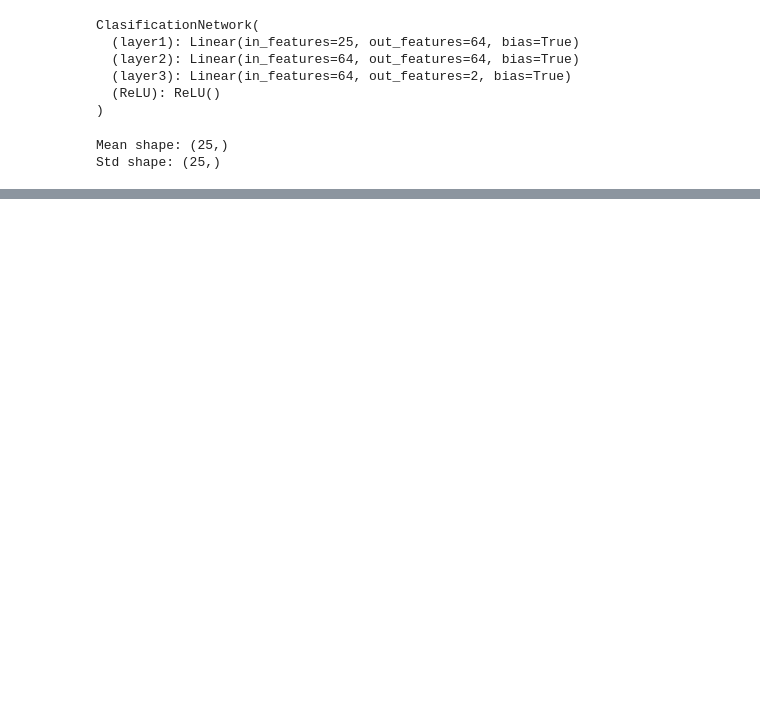
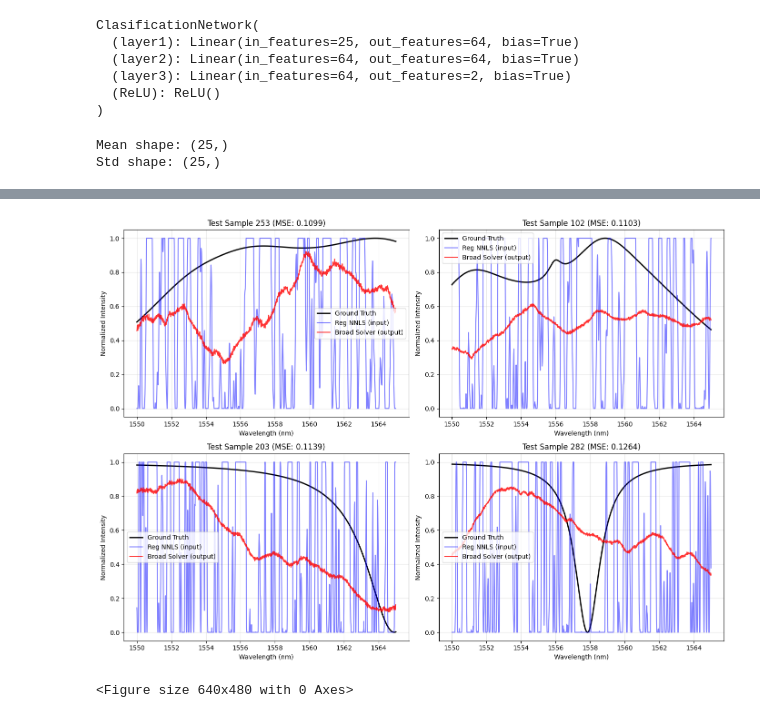
Before and after one commit to jatinvir/URA-Spectrometer, a Jupyter notebook: main.ipynb, the cells around one changed output, grey strips where cells are left out. Cells and saved outputs as stored; diff of their text form; code cells hidden in the pictures; blank space fills up the shorter version.

```diff
--- a/main.ipynb
+++ b/main.ipynb
@@ -119,0 +147,11 @@ NameError: name 'labels_ints_list' is not defined
+# %%
+# split into training and testing
+
+X_train, X_test, y_train, y_test = train_test_split(
+    X_broad_rough, y_broad_true,
+    test_size=0.2,
+    random_state=42
+)
+
+print(f"Training: {X_train.shape[0]} samples")
+print(f"Test: {X_test.shape[0]} samples")
@@ -119,0 +308,24 @@ NameError: name 'labels_ints_list' is not defined
+# %%
+sample_mse = np.mean((predictions - y_test) ** 2, axis=1)
+worst_indices = np.argsort(sample_mse)[-4:]
+
+fig, axes = plt.subplots(2, 2, figsize=(14, 10))
+axes = axes.flatten()
+
+for i, idx in enumerate(worst_indices):
+    ax = axes[i]
+    ax.plot(wavelengths, y_test[idx], label="Ground Truth", color="black", linewidth=2)
+    ax.plot(wavelengths, X_test[idx], label="Reg NNLS (input)", color="blue", alpha=0.5)
+    ax.plot(wavelengths, predictions[idx], label="Broad Solver (output)", color="red", alpha=0.8)
+    ax.set_title(f"Test Sample {idx} (MSE: {sample_mse[idx]:.4f})")
+    ax.set_xlabel("Wavelength (nm)")
+    ax.set_ylabel("Normalized Intensity")
+    ax.legend()
+    ax.grid(True, alpha=0.3)
+
+plt.tight_layout()
+plt.show()
+plt.savefig("firstWorstOutputs.png")
+# %% [output]
+[figure, added]
+<Figure size 640x480 with 0 Axes>
```
Also changed, not shown: parts of 20 cells of this notebook, 5 other files.
